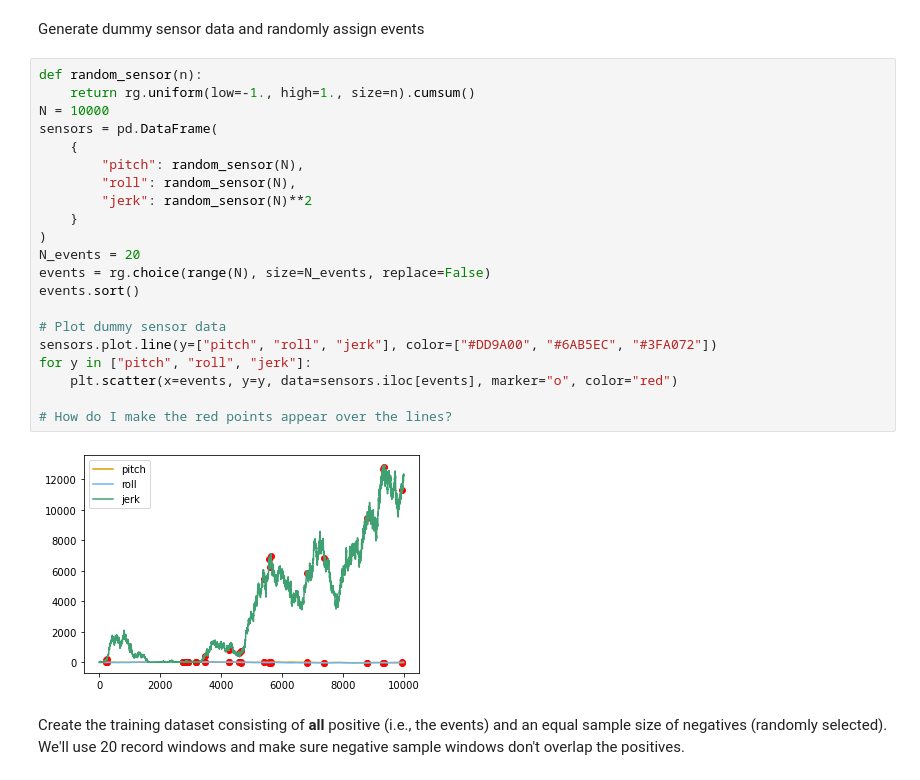
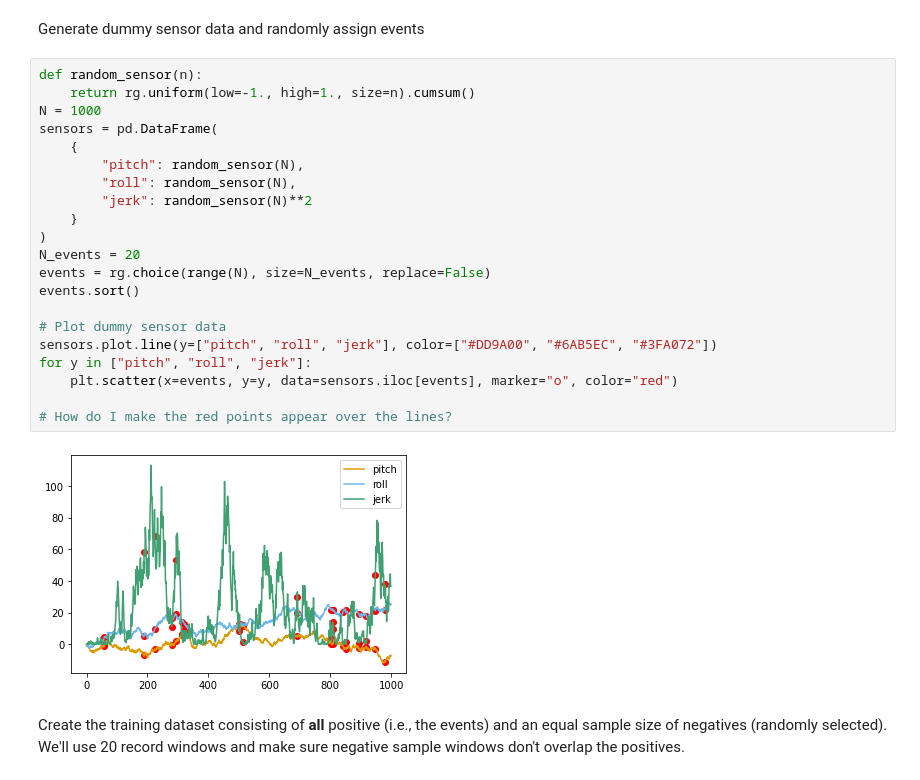
Before and after one commit to brodyberg/stickleback, a Jupyter notebook: stickleback.ipynb, the cells around one changed output. Saved outputs shown, nothing was run; the diff lists cells and outputs as text.

```diff
--- a/stickleback.ipynb
+++ b/stickleback.ipynb
@@ -28,26 +51,26 @@ Generate dummy sensor data and randomly assign events
 # %%
 def random_sensor(n):
     return rg.uniform(low=-1., high=1., size=n).cumsum()
-N = 10000
+N = 1000
 sensors = pd.DataFrame(
     {
         "pitch": random_sensor(N),
         "roll": random_sensor(N),
         "jerk": random_sensor(N)**2
     }
 )
 N_events = 20
 events = rg.choice(range(N), size=N_events, replace=False)
 events.sort()
 
 # Plot dummy sensor data
 sensors.plot.line(y=["pitch", "roll", "jerk"], color=["#DD9A00", "#6AB5EC", "#3FA072"])
 for y in ["pitch", "roll", "jerk"]:
     plt.scatter(x=events, y=y, data=sensors.iloc[events], marker="o", color="red")
 
 # How do I make the red points appear over the lines?
 # %% [output]
-[figure, old version]
+[figure, new version]
 # %% [markdown]
 Create the training dataset consisting of **all** positive (i.e., the events) and an equal sample size of negatives (randomly selected). We'll use 20 record windows and make sure negative sample windows don't overlap the positives.
 # %%
```
Also changed, not shown: parts of 7 cells of this notebook.
